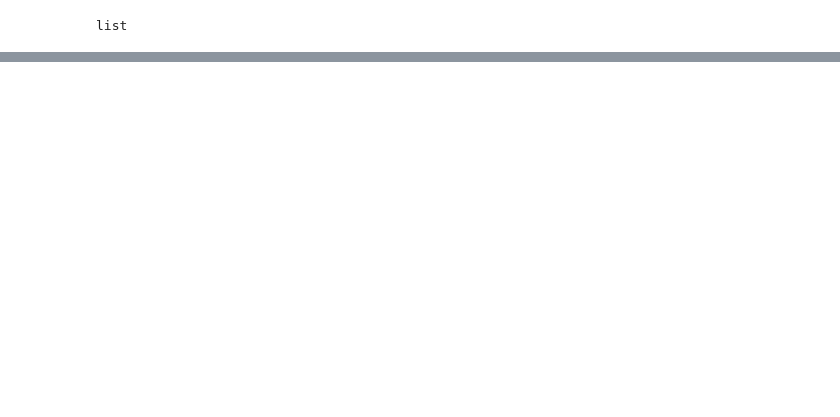
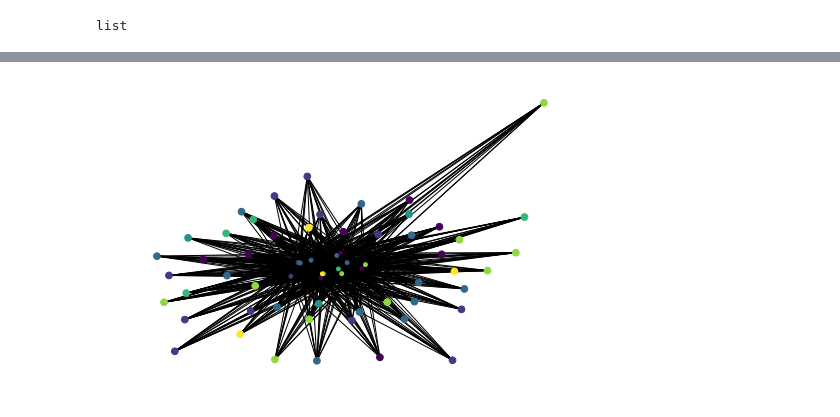
Before and after one commit to jandoubek/pvs-2018, a Jupyter notebook: evaluation_env/prvniUpravaDoGrafu.ipynb, the cells around one changed output, grey strips where cells are left out. Drawn from its saved outputs; the diff is of its cells as text; code cells hidden in the pictures; blank space fills up the shorter version.

```diff
--- a/evaluation_env/prvniUpravaDoGrafu.ipynb
+++ b/evaluation_env/prvniUpravaDoGrafu.ipynb
@@ -37,0 +77,4 @@ for G, param in zip(graphs, params):
+# %%
+drawGraph(taste_graph)
+# %% [output]
+[figure, added]
```
Also changed, not shown: parts of 31 cells of this notebook.
